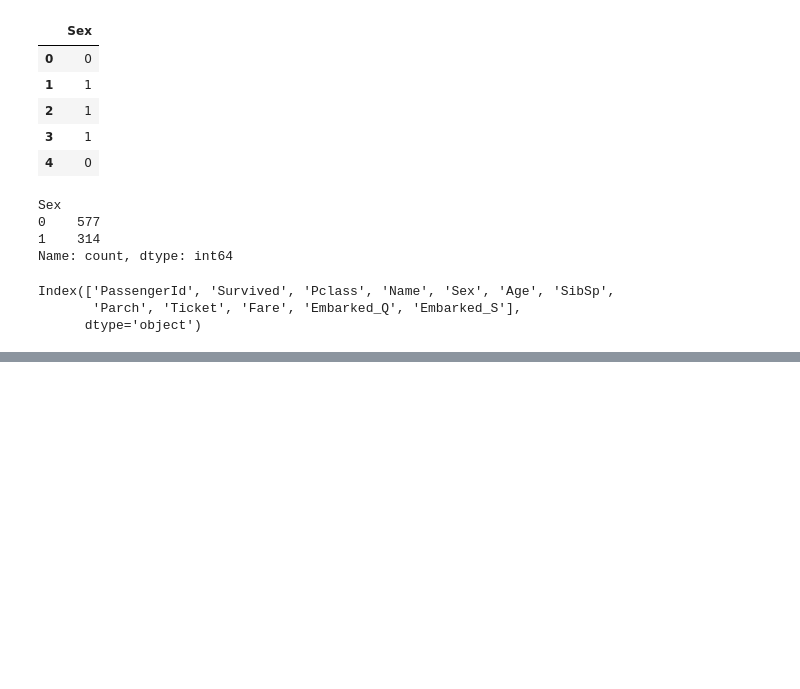
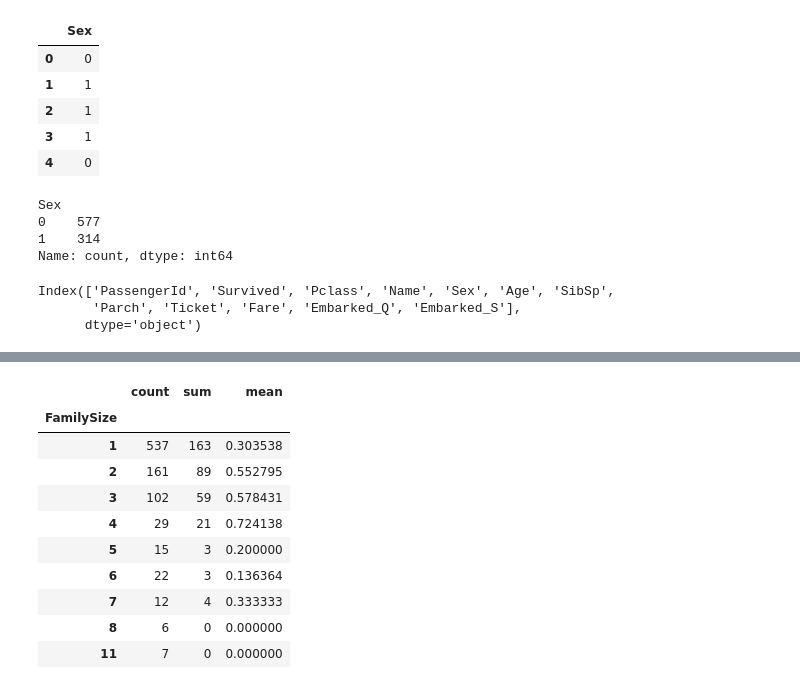
Before and after one commit to ashraf100H/titanic-survival-prediction, a Jupyter notebook: notebook/titanic_analysis.ipynb, the cells around one changed output, grey strips where cells are left out. Cells and saved outputs as stored; diff of their text form; code cells hidden in the pictures; blank space fills up the shorter version.

```diff
--- a/notebook/titanic_analysis.ipynb
+++ b/notebook/titanic_analysis.ipynb
@@ -442,0 +509,14 @@ df.head(5)
+# %%
+df.groupby('FamilySize')['Survived'].agg(['count', 'sum', 'mean'])
+# %% [output]
+|  | count | sum | mean |
+| FamilySize |  |  |  |
+| 1 | 537 | 163 | 0.303538 |
+| 2 | 161 | 89 | 0.552795 |
+| 3 | 102 | 59 | 0.578431 |
+| 4 | 29 | 21 | 0.724138 |
+| 5 | 15 | 3 | 0.200000 |
+| 6 | 22 | 3 | 0.136364 |
+| 7 | 12 | 4 | 0.333333 |
+| 8 | 6 | 0 | 0.000000 |
+| 11 | 7 | 0 | 0.000000 |
```
Also changed, not shown: parts of 8 cells of this notebook, 1 other file.
